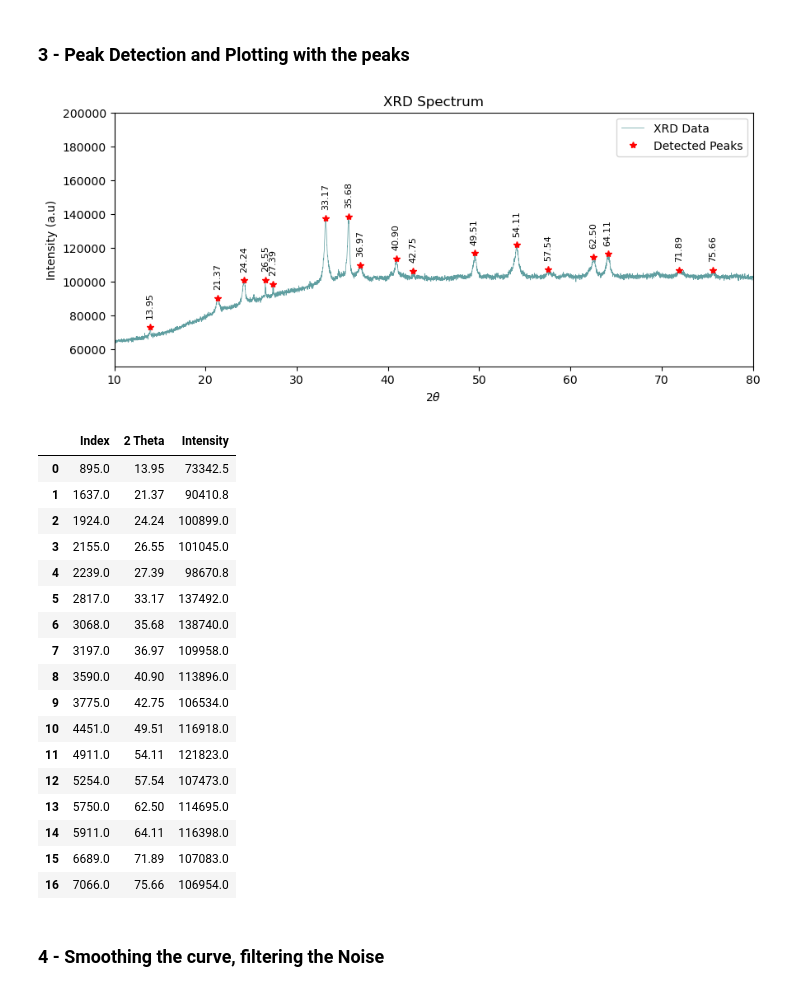
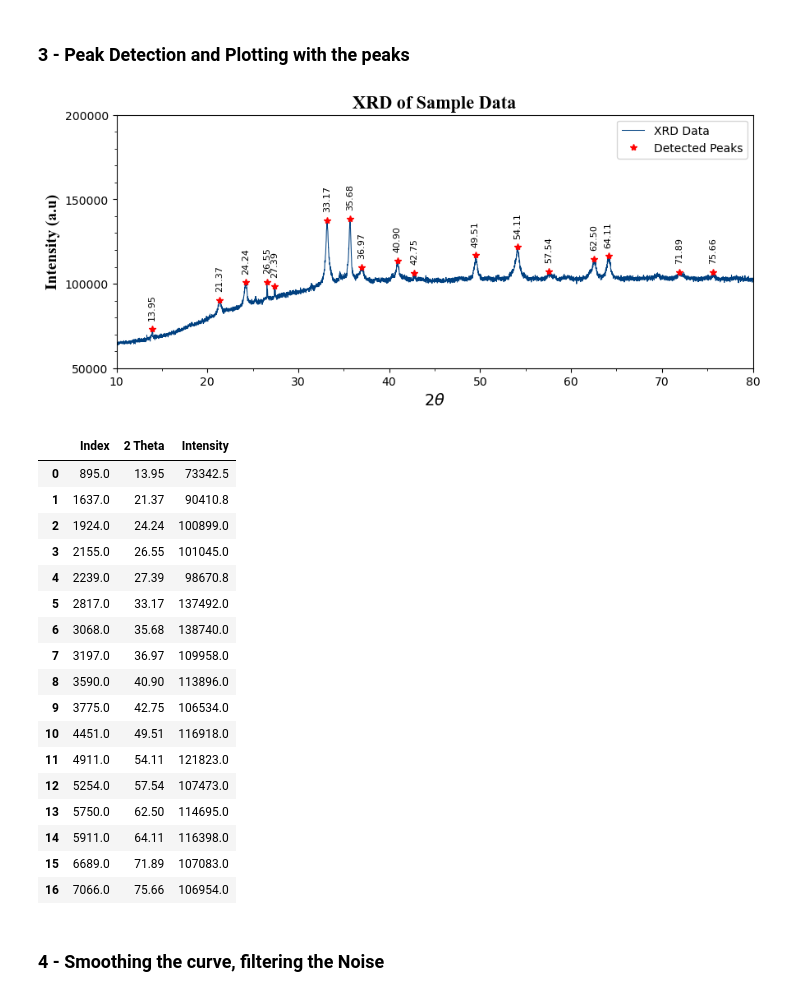
Before and after one commit to AmanShah1999/Analytical_Insights_with_Python-AIP-, a Jupyter notebook: A1_XRD_Data_Analysis.ipynb, the cells around one changed output. Cells and saved outputs as stored; diff of their text form; code cells hidden in the pictures.

Commit message:
XRD Data Analysis done and Readme file updated

```diff
--- a/A1_XRD_Data_Analysis.ipynb
+++ b/A1_XRD_Data_Analysis.ipynb
@@ -98,48 +152,57 @@ plt.show()
 # %%
 data = df["Intensity(a.u)"].values
 
+lookahead = 50 # Adjust this as per your data to correctly detect your peaks
+delta = 5000 # Adjust this as per your data to correctly detect your peaks
+
 # Detect peaks using peakdetect
-peaks = peakdetect(data, lookahead=50, delta=5000)
+peaks = peakdetect(data, lookahead = lookahead, delta = delta)
 Detected_Peaks = np.array(peaks[0])  # Use the first array for upper peaks
 
 # Create a new DataFrame for detected peaks
 peaks_df = pd.DataFrame(Detected_Peaks, columns=["Index", "Intensity"])
 
 # Add "2 Theta" column to peaks_df
 peaks_df["2 Theta"] = df.iloc[peaks_df["Index"].astype(int), 0].values
 
 # Rearrange the columns
 peaks_df = peaks_df[['Index', '2 Theta', 'Intensity']]
 
 # Plot the original XRD data
-plt.plot(df["2 theta"], data, label='XRD Data', color='cadetblue', linestyle='-', linewidth=0.5)
-plt.xlabel(r'$2 \theta$')
-plt.ylabel('Intensity (a.u)')
-plt.title('XRD Spectrum')
-plt.xlim(10, 80)
-plt.ylim(50000, 200000)
+fig, ax = plt.subplots(figsize=(10, 4))
 
-# Plot detected peaks in red
-plt.plot(df.iloc[Detected_Peaks[:, 0], 0], Detected_Peaks[:, 1], 'r*', label='Detected Peaks')
+# Set title and axis labels with custom font (Times New Roman)
+font_properties_title = {'family': 'Times New Roman', 'size': 16, 'weight': 'bold'}
+font_properties_axis = {'family': 'Times New Roman', 'size': 14, 'weight': 'bold'}
+
+ax.plot(df["2 theta"], data, label='XRD Data', linestyle='-', color="#004080", linewidth=0.75)
+ax.set_xlim(10, 80)
+ax.set_ylim(50000, 200000)
+
+ax.set_title("XRD of Sample Data", fontdict=font_properties_title)
+ax.set_xlabel(r'$2 \theta$', fontdict=font_properties_axis)
+ax.set_ylabel('Intensity (a.u)', fontdict=font_properties_axis)
+
+ax.xaxis.set_major_locator(MultipleLocator(10))
+ax.xaxis.set_minor_locator(MultipleLocator(5))
+ax.yaxis.set_major_locator(MultipleLocator(50000))
+ax.yaxis.set_minor_locator(MultipleLocator(10000))
+
+# Plot detected peaks in red stars
+ax.plot(df.iloc[Detected_Peaks[:, 0], 0], Detected_Peaks[:, 1], 'r*', label='Detected Peaks')
 
 # Add data labels for detected peaks (2 Theta values)
 for i, txt in enumerate(peaks_df["2 Theta"]):
-    plt.text(peaks_df.iloc[i]["2 Theta"], peaks_df.iloc[i]["Intensity"] + 5000,
-    f'{txt:.2f}', ha='center', va='bottom', rotation=90, fontsize=8)
+    ax.text(peaks_df.iloc[i]["2 Theta"], peaks_df.iloc[i]["Intensity"] + 5000,
+            f'{txt:.2f}', ha='center', va='bottom', rotation=90, fontsize=8)
 
-# Increase the width of the plot
-plt.gcf().set_size_inches(10, 4)
-
-# Add legend
-plt.legend()
-
-# Show the plot
+ax.legend()
 plt.show()
 
 # Print the coordinates of detected peaks
 peaks_df
 # %% [output]
-[figure, old version]
+[figure, new version]
 |  | Index | 2 Theta | Intensity |
 | 0 | 895.0 | 13.95 | 73342.5 |
 | 1 | 1637.0 | 21.37 | 90410.8 |
```
Also changed, not shown: parts of 13 cells of this notebook, 1 other file.
